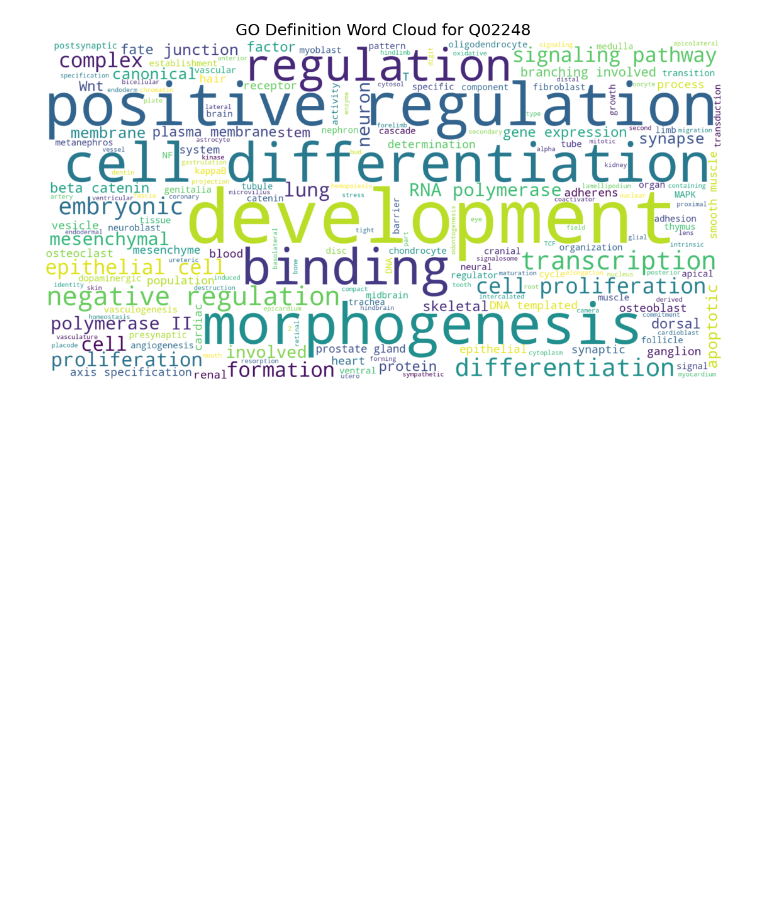
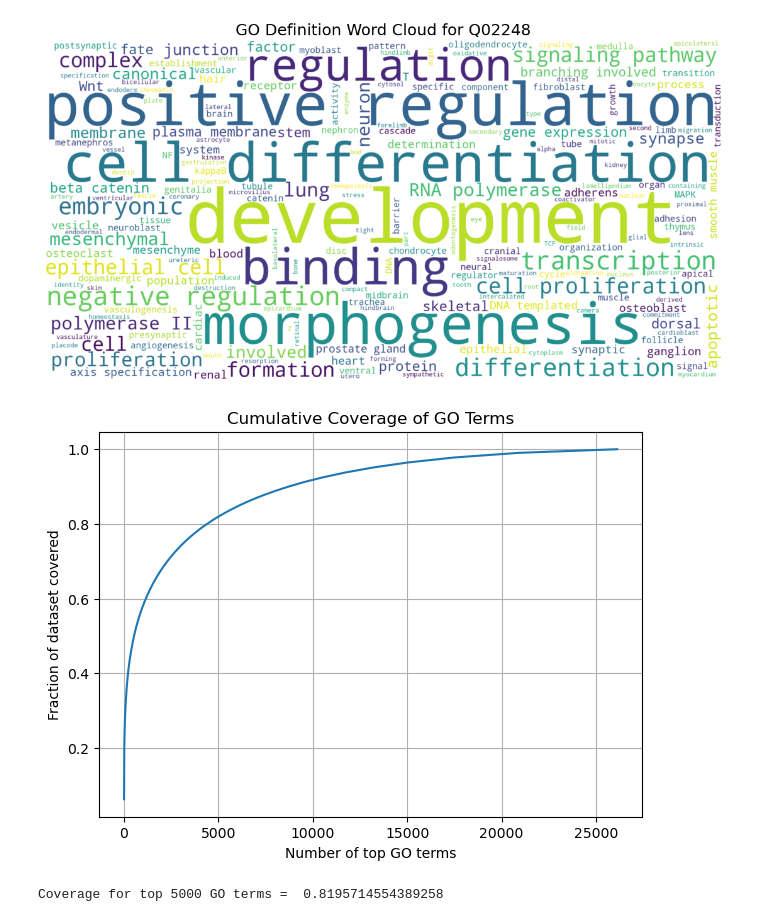
Before and after one commit to cerealhugger/cafa6-protein-function-analysis, a Jupyter notebook: data_analysis.ipynb, the cells around one changed output. Cells and saved outputs as stored; diff of their text form; code cells hidden in the pictures; blank space fills up the shorter version.

Commit message:
add explanation for GO terms cutoff

```diff
--- a/data_analysis.ipynb
+++ b/data_analysis.ipynb
@@ -533,3 +533,38 @@ def plot_go_definition_wordcloud(protein_id):
 plot_go_definition_wordcloud("Q02248")
 # %% [output]
 [figure]
+# %%
+import pandas as pd
+import matplotlib.pyplot as plt
+import numpy as np
+
+# Load training GO annotations
+df = pd.read_csv(f"{TRAIN_DIR}/train_terms.tsv", sep="\t")
+
+# Count frequency of each GO term
+freq = df["term"].value_counts()
+
+# Sort (value_counts() already sorts descending)
+go_terms_sorted = freq.index
+counts_sorted = freq.values
+
+# Compute cumulative coverage
+cumulative_counts = np.cumsum(counts_sorted)
+total_annotations = cumulative_counts[-1]
+coverage = cumulative_counts / total_annotations
+
+# Plot
+plt.figure(figsize=(7,5))
+plt.plot(range(1, len(coverage)+1), coverage)
+plt.xlabel("Number of top GO terms")
+plt.ylabel("Fraction of dataset covered")
+plt.title("Cumulative Coverage of GO Terms")
+plt.grid(True)
+plt.show()
+# %% [output]
+[figure, added]
+# %%
+k = 5000
+print("Coverage for top 5000 GO terms = ", coverage[k-1])
+# %% [output]
+Coverage for top 5000 GO terms =  0.8195714554389258
```
Also changed, not shown: parts of 1 cell of this notebook.
